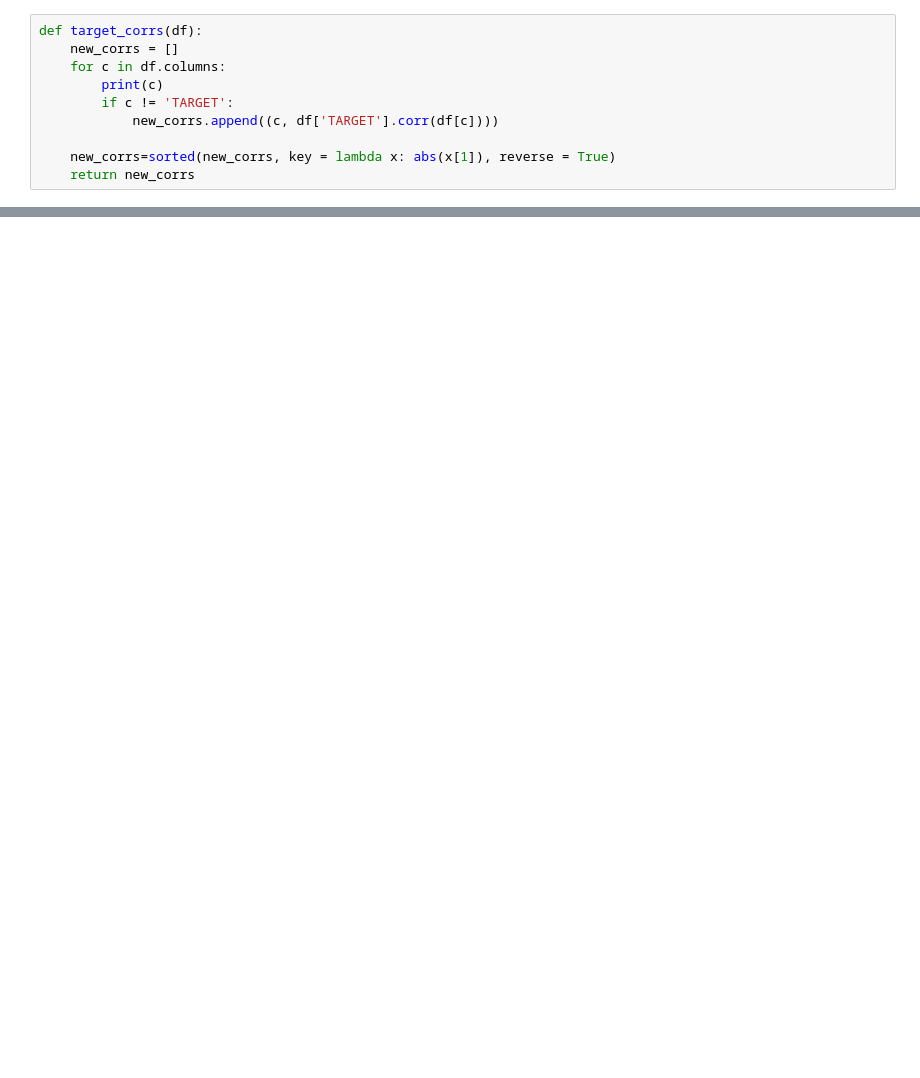
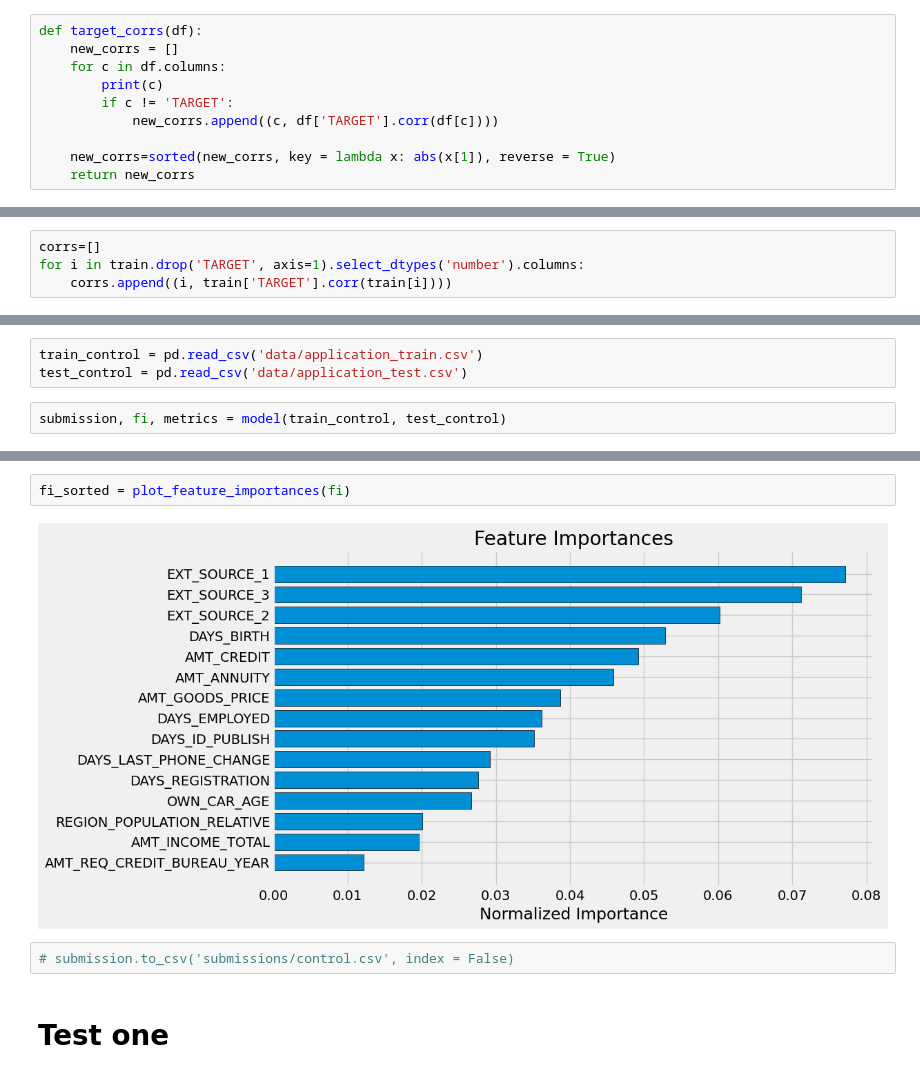
Before and after one commit to akimalikhanov/w, a Jupyter notebook: 2_manual_fe.ipynb, the cells around one changed output, grey strips where cells are left out. Cells and saved outputs as stored; diff of their text form; blank space fills up the shorter version.

```diff
--- a/2_manual_fe.ipynb
+++ b/2_manual_fe.ipynb
@@ -251,0 +572,4 @@ def target_corrs(df):
+# %%
+corrs=[]
+for i in train.drop('TARGET', axis=1).select_dtypes('number').columns:
+    corrs.append((i, train['TARGET'].corr(train[i])))
@@ -251,0 +876,5 @@ def target_corrs(df):
+# %%
+train_control = pd.read_csv('data/application_train.csv')
+test_control = pd.read_csv('data/application_test.csv')
+# %%
+submission, fi, metrics = model(train_control, test_control)
@@ -251,0 +910,8 @@ def target_corrs(df):
+# %%
+fi_sorted = plot_feature_importances(fi)
+# %% [output]
+[figure, added]
+# %%
+# submission.to_csv('submissions/control.csv', index = False)
+# %% [markdown]
+# Test one
```
Also changed, not shown: parts of 63 cells of this notebook.
